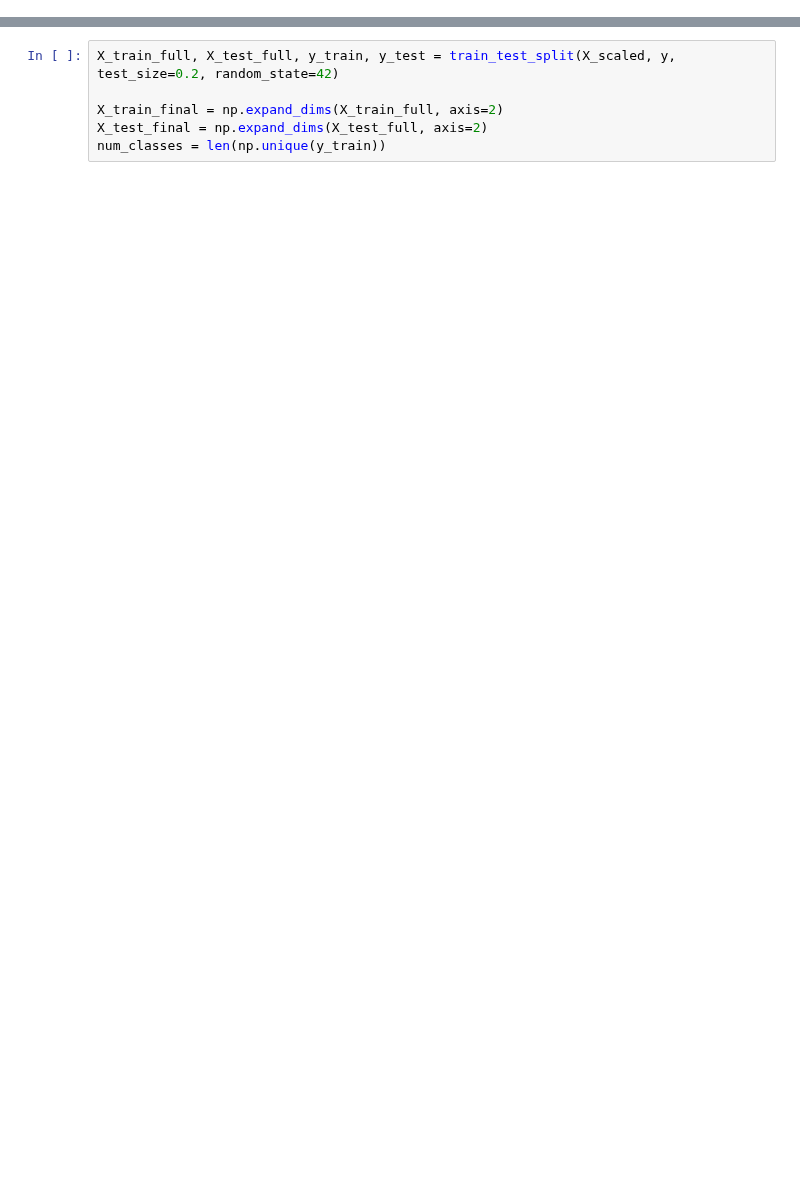
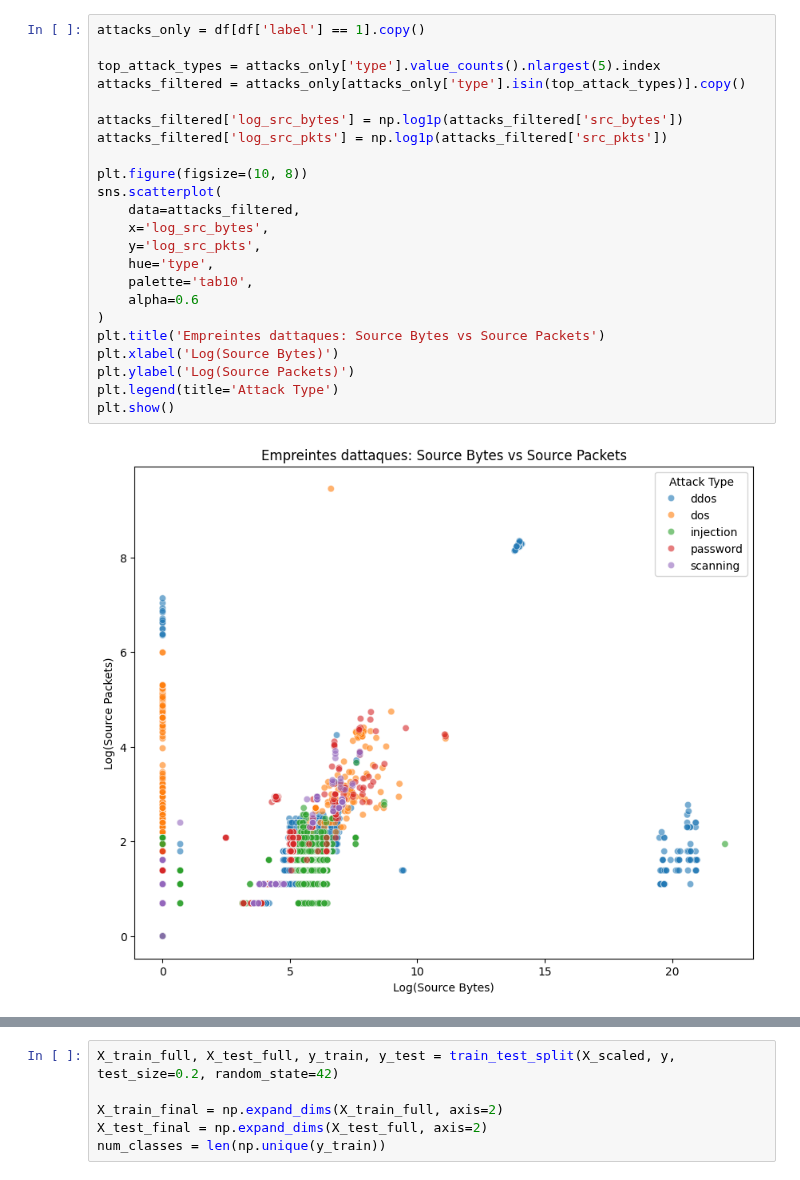
Before and after one commit to MahmoudMans/ton_iot_dataset, a Jupyter notebook: project-ton-iotnetwork-cnn.ipynb, the cells around one changed output, grey strips where cells are left out. Drawn from its saved outputs; the diff is of its cells as text; blank space fills up the shorter version.

```diff
--- a/project-ton-iotnetwork-cnn.ipynb
+++ b/project-ton-iotnetwork-cnn.ipynb
@@ -481,0 +276,25 @@ Avant d'alimenter notre architecture d'intelligence artificielle, nous devons is
+# %%
+attacks_only = df[df['label'] == 1].copy()
+
+top_attack_types = attacks_only['type'].value_counts().nlargest(5).index
+attacks_filtered = attacks_only[attacks_only['type'].isin(top_attack_types)].copy()
+
+attacks_filtered['log_src_bytes'] = np.log1p(attacks_filtered['src_bytes'])
+attacks_filtered['log_src_pkts'] = np.log1p(attacks_filtered['src_pkts'])
+
+plt.figure(figsize=(10, 8))
+sns.scatterplot(
+    data=attacks_filtered,
+    x='log_src_bytes',
+    y='log_src_pkts',
+    hue='type',
+    palette='tab10',
+    alpha=0.6
+)
+plt.title('Empreintes dattaques: Source Bytes vs Source Packets')
+plt.xlabel('Log(Source Bytes)')
+plt.ylabel('Log(Source Packets)')
+plt.legend(title='Attack Type')
+plt.show()
+# %% [output]
+[figure, added]
```
Also changed, not shown: parts of 106 cells of this notebook.
